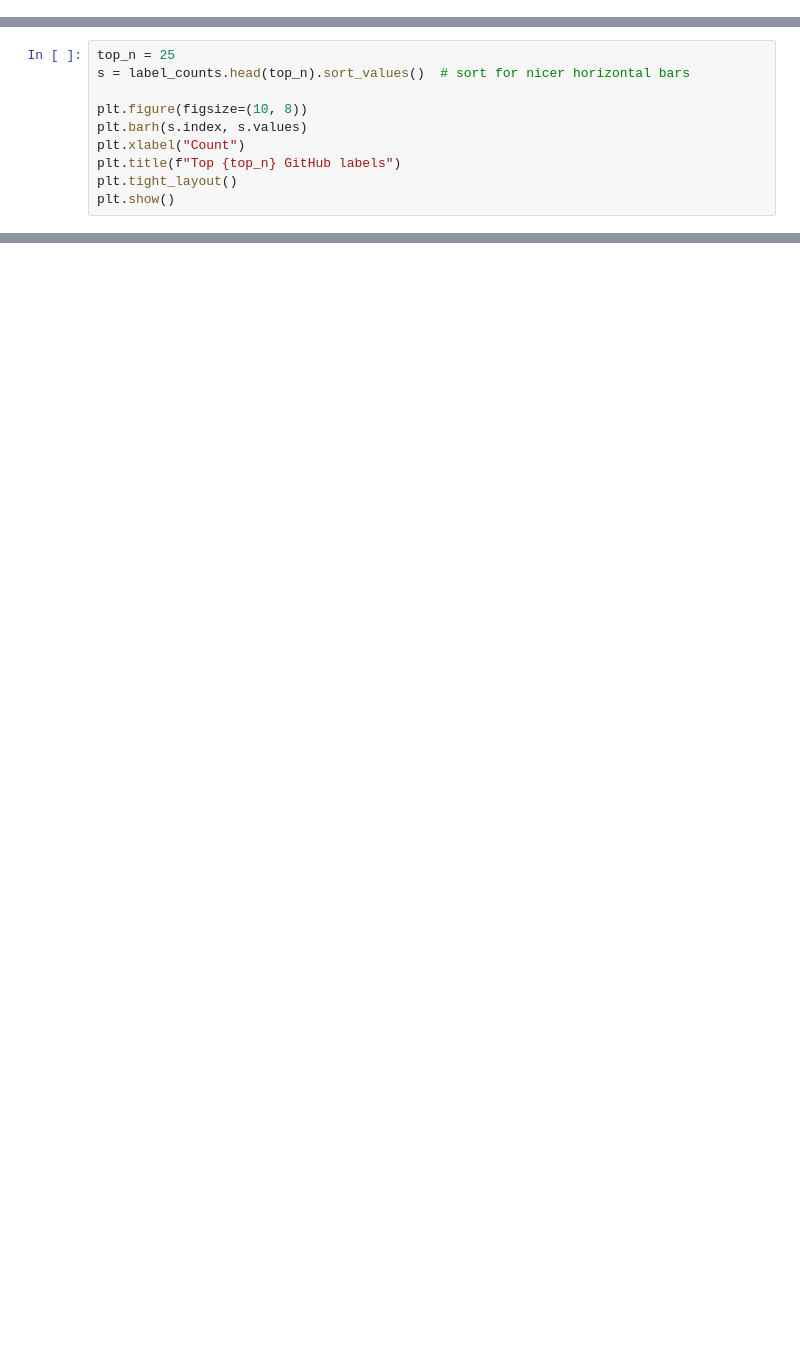
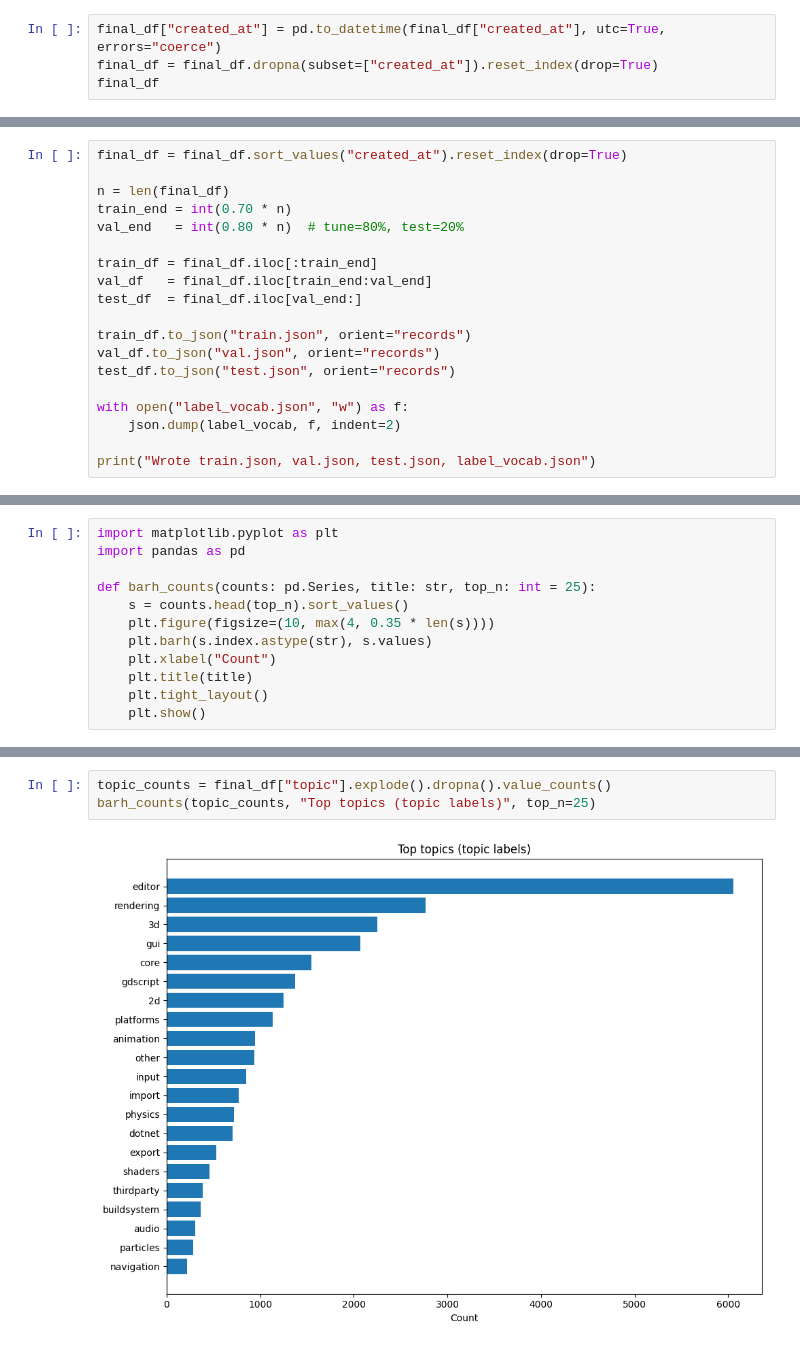
Before and after one commit to paul-rl/godot-issue-triager, a Jupyter notebook: src/scripts/data_collection/data_collector.ipynb, the cells around one changed output, grey strips where cells are left out. Drawn from its saved outputs; the diff is of its cells as text; blank space fills up the shorter version.

```diff
--- a/src/scripts/data_collection/data_collector.ipynb
+++ b/src/scripts/data_collection/data_collector.ipynb
@@ -176,0 +265,4 @@ Name: count, dtype: int64
+# %%
+final_df["created_at"] = pd.to_datetime(final_df["created_at"], utc=True, errors="coerce")
+final_df = final_df.dropna(subset=["created_at"]).reset_index(drop=True)
+final_df
@@ -176,0 +334,19 @@ Name: count, dtype: int64
+# %%
+final_df = final_df.sort_values("created_at").reset_index(drop=True)
+
+n = len(final_df)
+train_end = int(0.70 * n)
+val_end   = int(0.80 * n)  # tune=80%, test=20%
+
+train_df = final_df.iloc[:train_end]
+val_df   = final_df.iloc[train_end:val_end]
+test_df  = final_df.iloc[val_end:]
+
+train_df.to_json("train.json", orient="records")
+val_df.to_json("val.json", orient="records")
+test_df.to_json("test.json", orient="records")
+
+with open("label_vocab.json", "w") as f:
+    json.dump(label_vocab, f, indent=2)
+
+print("Wrote train.json, val.json, test.json, label_vocab.json")
@@ -177,10 +357,12 @@ Name: count, dtype: int64
 # %%
-top_n = 25
-s = label_counts.head(top_n).sort_values()  # sort for nicer horizontal bars
+import matplotlib.pyplot as plt
+import pandas as pd
 
-plt.figure(figsize=(10, 8))
-plt.barh(s.index, s.values)
-plt.xlabel("Count")
-plt.title(f"Top {top_n} GitHub labels")
-plt.tight_layout()
-plt.show()
+def barh_counts(counts: pd.Series, title: str, top_n: int = 25):
+    s = counts.head(top_n).sort_values()
+    plt.figure(figsize=(10, max(4, 0.35 * len(s))))
+    plt.barh(s.index.astype(str), s.values)
+    plt.xlabel("Count")
+    plt.title(title)
+    plt.tight_layout()
+    plt.show()
@@ -247,0 +369,5 @@ Name: count, dtype: int64
+# %%
+topic_counts = final_df["topic"].explode().dropna().value_counts()
+barh_counts(topic_counts, "Top topics (topic labels)", top_n=25)
+# %% [output]
+[figure, added]
```
Also changed, not shown: parts of 29 cells of this notebook, 3 other files.
